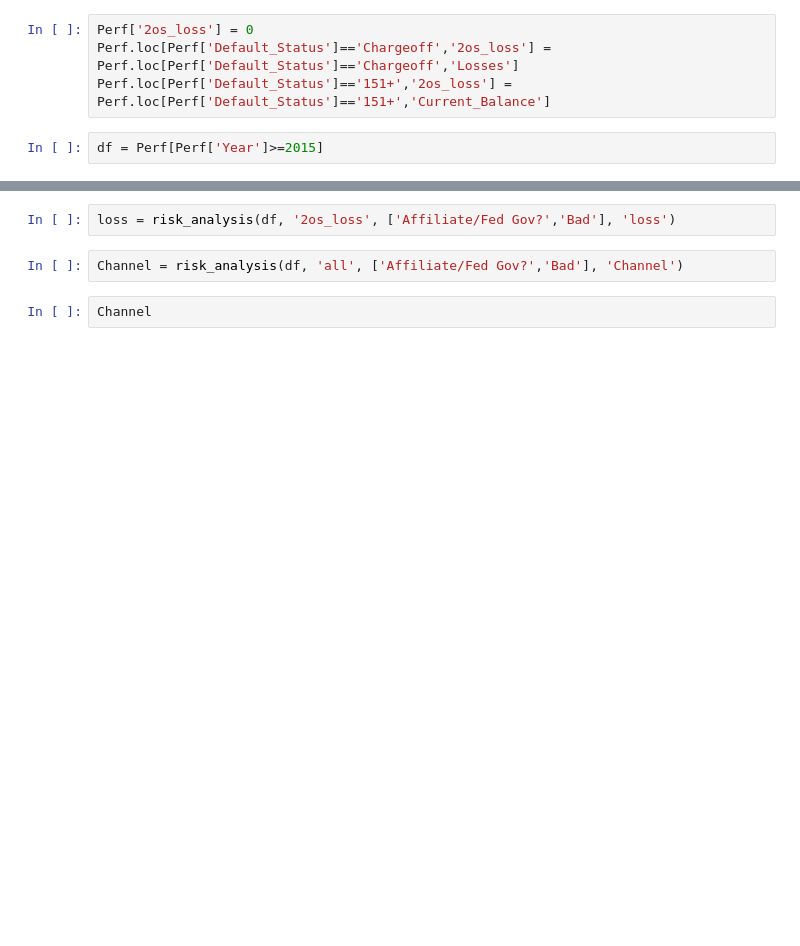
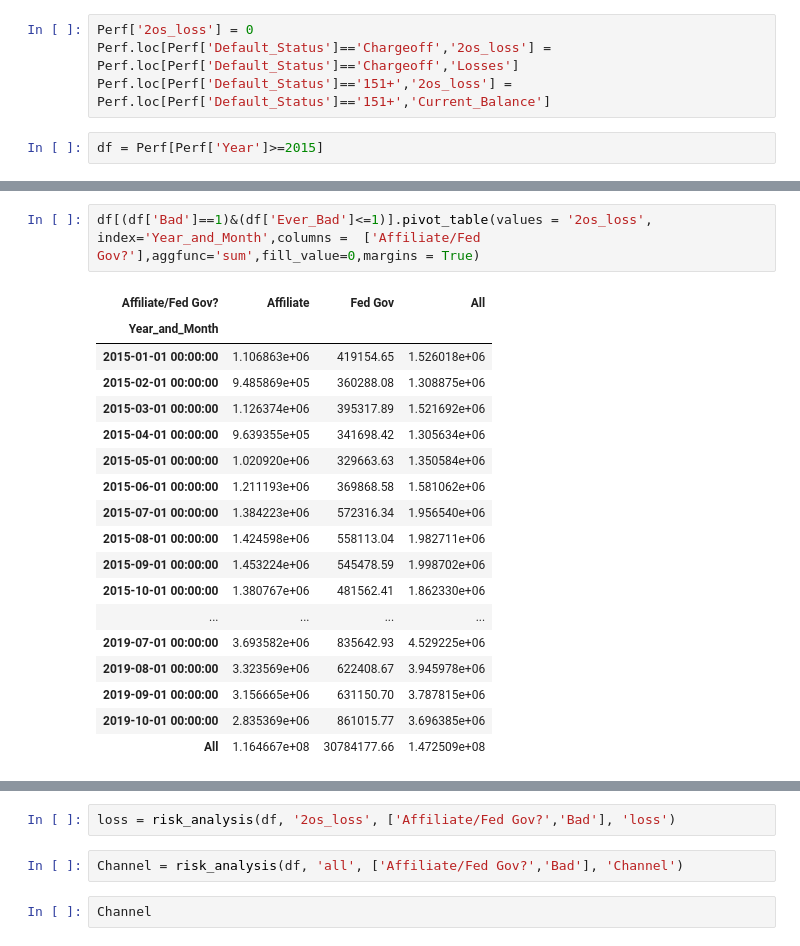
Before and after one commit to XuetingS/PP, a Jupyter notebook: src/12.09.ipynb, the cells around one changed output, grey strips where cells are left out. Saved outputs shown, nothing was run; the diff lists cells and outputs as text; blank space fills up the shorter version.

```diff
--- a/src/12.09.ipynb
+++ b/src/12.09.ipynb
@@ -1188,0 +1290,21 @@ Channel_dollar = risk_analysis(Perf, 'Unique_Order_ID', ['Affiliate/Fed Gov?','D
+# %%
+df[(df['Bad']==1)&(df['Ever_Bad']<=1)].pivot_table(values = '2os_loss', index='Year_and_Month',columns =  ['Affiliate/Fed Gov?'],aggfunc='sum',fill_value=0,margins = True)
+# %% [output]
+| Affiliate/Fed Gov? | Affiliate | Fed Gov | All |
+| Year_and_Month |  |  |  |
+| 2015-01-01 00:00:00 | 1.106863e+06 | 419154.65 | 1.526018e+06 |
+| 2015-02-01 00:00:00 | 9.485869e+05 | 360288.08 | 1.308875e+06 |
+| 2015-03-01 00:00:00 | 1.126374e+06 | 395317.89 | 1.521692e+06 |
+| 2015-04-01 00:00:00 | 9.639355e+05 | 341698.42 | 1.305634e+06 |
+| 2015-05-01 00:00:00 | 1.020920e+06 | 329663.63 | 1.350584e+06 |
+| 2015-06-01 00:00:00 | 1.211193e+06 | 369868.58 | 1.581062e+06 |
+| 2015-07-01 00:00:00 | 1.384223e+06 | 572316.34 | 1.956540e+06 |
+| 2015-08-01 00:00:00 | 1.424598e+06 | 558113.04 | 1.982711e+06 |
+| 2015-09-01 00:00:00 | 1.453224e+06 | 545478.59 | 1.998702e+06 |
+| 2015-10-01 00:00:00 | 1.380767e+06 | 481562.41 | 1.862330e+06 |
+| ... | ... | ... | ... |
+| 2019-07-01 00:00:00 | 3.693582e+06 | 835642.93 | 4.529225e+06 |
+| 2019-08-01 00:00:00 | 3.323569e+06 | 622408.67 | 3.945978e+06 |
+| 2019-09-01 00:00:00 | 3.156665e+06 | 631150.70 | 3.787815e+06 |
+| 2019-10-01 00:00:00 | 2.835369e+06 | 861015.77 | 3.696385e+06 |
+| All | 1.164667e+08 | 30784177.66 | 1.472509e+08 |
```
Also changed, not shown: parts of 20 cells of this notebook.
